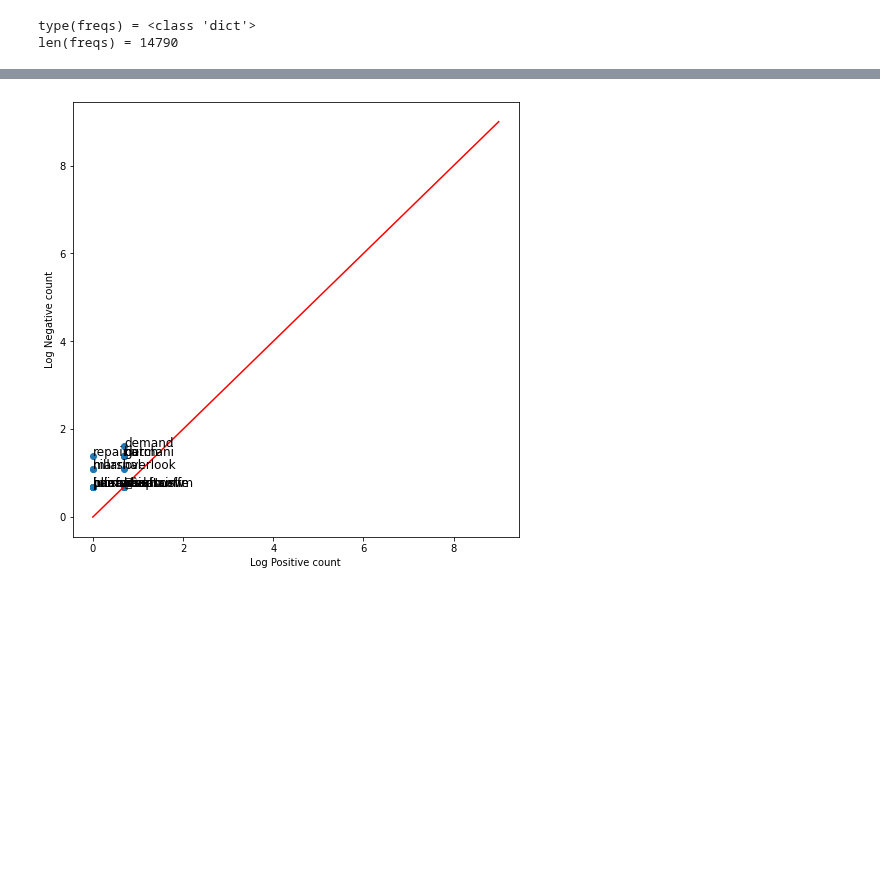
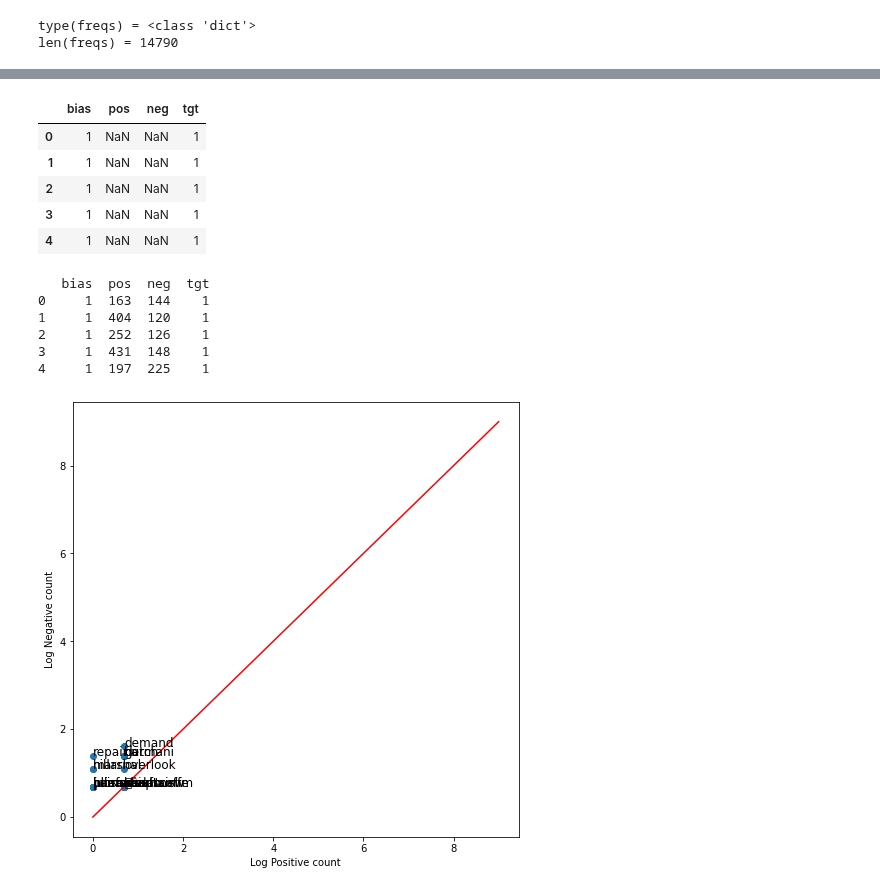
Before and after one commit to nviktorys/NLP0, a Jupyter notebook: 01_DataPreparation.ipynb, the cells around one changed output, grey strips where cells are left out. Saved outputs shown, nothing was run; the diff lists cells and outputs as text; code cells hidden in the pictures; blank space fills up the shorter version.

Commit message:
Create pos/neg frequencies sums by sentence

```diff
--- a/01_DataPreparation.ipynb
+++ b/01_DataPreparation.ipynb
@@ -557,7 +548,7 @@ plt.show()
 # %% [markdown]
 ## Frequencies
 # %%
-# sent = pd.read_csv("data/sent.csv")
+sent = pd.read_csv("data/sent.csv")
 # %%
 # create frequency dictionary
 freqs = DataPrep.build_freqs(sent.clean_tweet_root, data.target)
@@ -584,2 +580,34 @@ posneg.head()
+# %%
+# Initiate df for freqs count within sentence
+posneg_sent = pd.DataFrame(columns=['bias','neg','pos','tgt'])
+posneg_sent.tgt = sent.target
+posneg_sent.bias = 1
+# %% [output]
+|  | bias | pos | neg | tgt |
+| 0 | 1 | NaN | NaN | 1 |
+| 1 | 1 | NaN | NaN | 1 |
+| 2 | 1 | NaN | NaN | 1 |
+| 3 | 1 | NaN | NaN | 1 |
+| 4 | 1 | NaN | NaN | 1 |
+# %%
+# Sum pos/neg frequencies by sentence
+for i in range(len(sent)):
+  s = sent.loc[i, 'clean_tweet_root']
+  pos = 0
+  neg = 0
+  for w in word_tokenize(s):
+    neg += int(posneg[posneg.word==w].neg)
+    pos += int(posneg[posneg.word==w].pos)
+
+  posneg_sent.loc[i,'neg'] = neg
+  posneg_sent.loc[i,'pos'] = pos
+print(posneg_sent.head())
+# %% [output]
+   bias  pos  neg  tgt
+0     1  163  144    1
+1     1  404  120    1
+2     1  252  126    1
+3     1  431  148    1
+4     1  197  225    1
 # %%
 # Save frequencies
```
Also changed, not shown: parts of 6 cells of this notebook.
